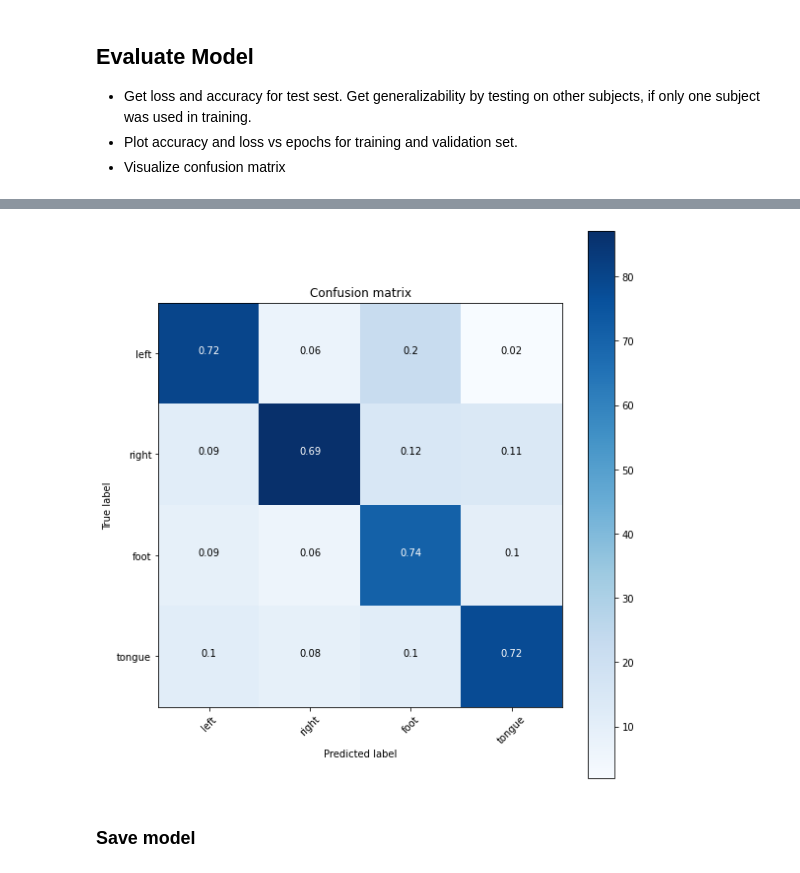
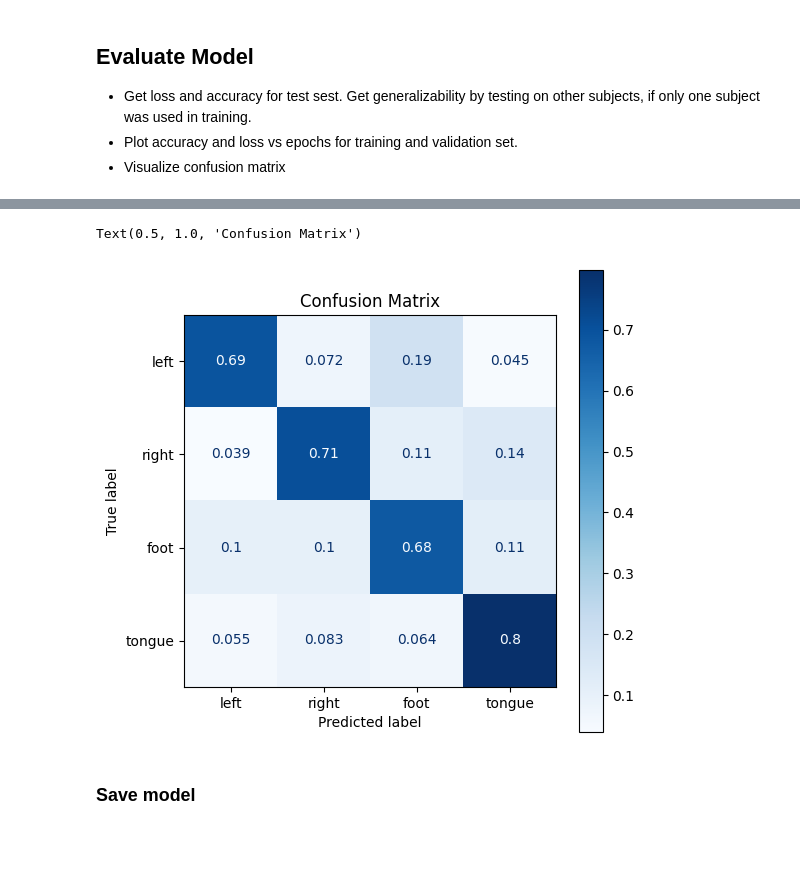
Before and after one commit to kkapre/Deep-Learning-EEG, a Jupyter notebook: NN_EEG_Decoding.ipynb, the cells around one changed output, grey strips where cells are left out. Saved outputs shown, nothing was run; the diff lists cells and outputs as text; code cells hidden in the pictures; blank space fills up the shorter version.

```diff
--- a/NN_EEG_Decoding.ipynb
+++ b/NN_EEG_Decoding.ipynb
@@ -380,44 +364,18 @@ plt.show()
-# %%
-#plot_confusion_matrix code from https://www.tensorflow.org/tensorboard/image_summaries
-def plot_confusion_matrix(cm, class_names):
-    """
-    Returns a matplotlib figure containing the plotted confusion matrix.
-
-    Args:
-      cm (array, shape = [n, n]): a confusion matrix of integer classes
-      class_names (array, shape = [n]): String names of the integer classes
-    """
-    figure = plt.figure(figsize=(8, 8))
-    plt.imshow(cm, interpolation='nearest', cmap=plt.cm.Blues)
-    plt.title("Confusion matrix")
-    plt.colorbar()
-    tick_marks = np.arange(len(class_names))
-    plt.xticks(tick_marks, class_names, rotation=45)
-    plt.yticks(tick_marks, class_names)
-
-    # Normalize the confusion matrix.
-    cm = np.around(cm.astype('float') / cm.sum(axis=1)[:, np.newaxis], decimals=2)
-
-    # Use white text if squares are dark; otherwise black.
-    threshold = cm.max() / 2.
-    for i, j in itertools.product(range(cm.shape[0]), range(cm.shape[1])):
-      color = "white" if cm[i, j] > threshold else "black"
-      plt.text(j, i, cm[i, j], horizontalalignment="center", color=color)
-
-    plt.tight_layout()
-    plt.ylabel('True label')
-    plt.xlabel('Predicted label')
-    return figure
-
-y_pred = model.predict(x_test)
-y_pred_num = np.argmax(y_pred,axis=1)
-y_test_num = np.argmax(y_test,axis=1)
-test_acc_num = np.mean(y_pred_num==y_test_num)
-cm = confusion_matrix(y_test_num,y_pred_num)
-class_labels = ['left','right','foot','tongue']
-x =plot_confusion_matrix(cm,class_labels)
-# %% [output]
-[figure, removed]
+# %%
+from sklearn.metrics import ConfusionMatrixDisplay
+plt.style.use('default')
+y_pred = model.predict(x_test)
+y_pred_num = np.argmax(y_pred,axis=1)
+y_test_num = np.argmax(y_test,axis=1)
+test_acc_num = np.mean(y_pred_num==y_test_num)
+cm = confusion_matrix(y_test_num,y_pred_num,normalize='true')
+class_labels = ['left','right','foot','tongue']
+disp = ConfusionMatrixDisplay(cm,class_labels,)
+disp.plot(cmap='Blues',ax=plt.subplots(figsize=(6,6))[1])
+plt.title('Confusion Matrix')
+# %% [output]
+Text(0.5, 1.0, 'Confusion Matrix')
+[figure, added]
 # %% [markdown]
 ### Save model
 # %%
```
Also changed, not shown: parts of 19 cells of this notebook.
